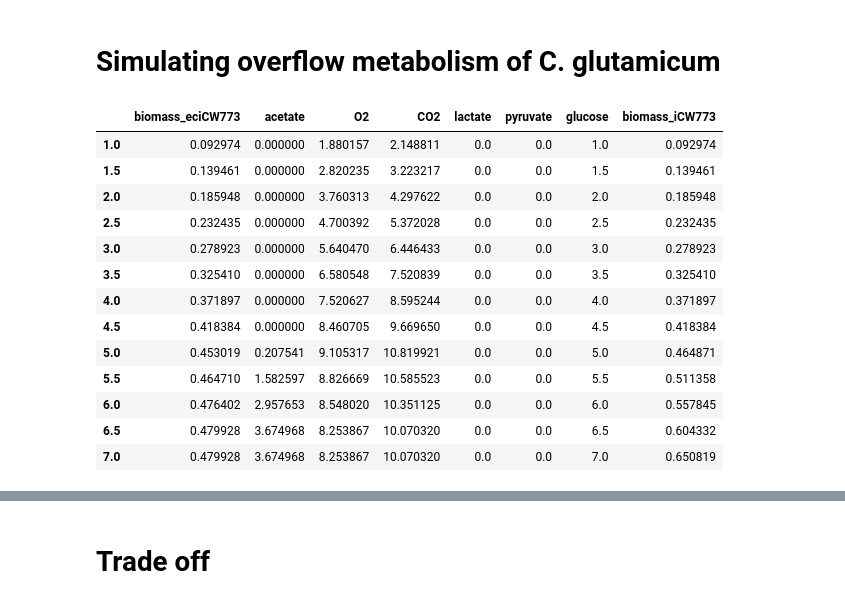
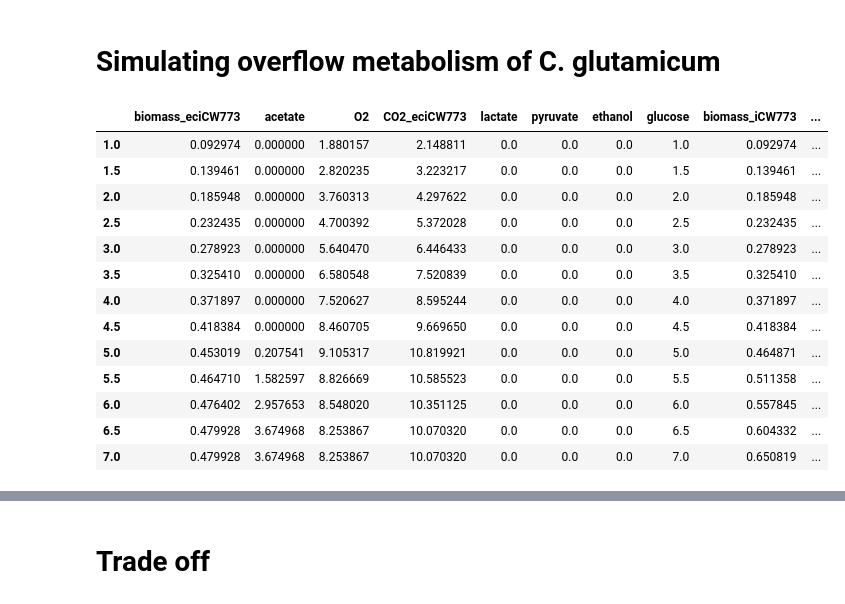
Before and after one commit to tibbdc/ecCGL1, a Jupyter notebook: 06_trade-off.ipynb, the cells around one changed output, grey strips where cells are left out. Saved outputs shown, nothing was run; the diff lists cells and outputs as text; code cells hidden in the pictures.

```diff
--- a/06_trade-off.ipynb
+++ b/06_trade-off.ipynb
@@ -33,48 +31,50 @@ trade_off_enzyme_efficiency_figfile="./analysis/trade_off_enzyme_efficiency.png"
 # %%
 # glc_concentration_list = [1,2,3,4,5,6,7,8,9,10]
 
 glc_concentration_list = np.arange(1, 7.2, 0.5)
 yield_list = pd.DataFrame()
 for glc_concentration in glc_concentration_list:
     with enz_model as growth_model:
         growth_model.reactions.get_by_id('EX_glc_e_reverse').bounds =(0.0, 0.0)
         growth_model.reactions.get_by_id('EX_glc_e').bounds = (-glc_concentration, 0.0)
         growth_model.reactions.get_by_id('EX_glc_e_reverse').bounds =(0.0, 0.0)
         # growth_model.reactions.get_by_id('ATPM').bounds=(6.86,6.86)
         pfba_solution = cobra.flux_analysis.pfba(growth_model)
         yield_list.loc[glc_concentration, 'biomass_eciCW773'] = pfba_solution.fluxes['CG_biomass_cgl_ATCC13032']
         yield_list.loc[glc_concentration, 'acetate'] = pfba_solution.fluxes['EX_ac_e']
         yield_list.loc[glc_concentration, 'O2'] = pfba_solution.fluxes['EX_o2_e_reverse']
-        yield_list.loc[glc_concentration, 'CO2'] = pfba_solution.fluxes['EX_co2_e']
+        yield_list.loc[glc_concentration, 'CO2_eciCW773'] = pfba_solution.fluxes['EX_co2_e']
         yield_list.loc[glc_concentration, 'lactate'] = pfba_solution.fluxes['EX_lac_D_e']
         yield_list.loc[glc_concentration, 'pyruvate'] = pfba_solution.fluxes['EX_pyr_e']
         # yield_list.loc[glc_concentration, 'lactate'] = pfba_solution.fluxes['EX_lac_D_e']
+        yield_list.loc[glc_concentration, 'ethanol'] = pfba_solution.fluxes['EX_etoh_e']
         yield_list.loc[glc_concentration, 'glucose'] = glc_concentration
 for glc_concentration in glc_concentration_list:
     with norm_model as growth_model:
         growth_model.reactions.get_by_id('EX_glc_e_reverse').bounds =(0.0, 0.0)
         growth_model.reactions.get_by_id('EX_glc_e').bounds = (-glc_concentration, 0.0)
         # growth_model.reactions.get_by_id('ATPM').bounds=(6.86,6.86)
         pfba_solution = cobra.flux_analysis.pfba(growth_model)
         yield_list.loc[glc_concentration, 'biomass_iCW773'] = pfba_solution.fluxes['CG_biomass_cgl_ATCC13032']
+        yield_list.loc[glc_concentration, 'CO2_iCW773'] = pfba_solution.fluxes['EX_co2_e']
 
 yield_list.to_csv(yield_file)
 yield_list
 # %% [output]
-|  | biomass_eciCW773 | acetate | O2 | CO2 | lactate | pyruvate | glucose | biomass_iCW773 |
-| 1.0 | 0.092974 | 0.000000 | 1.880157 | 2.148811 | 0.0 | 0.0 | 1.0 | 0.092974 |
-| 1.5 | 0.139461 | 0.000000 | 2.820235 | 3.223217 | 0.0 | 0.0 | 1.5 | 0.139461 |
-| 2.0 | 0.185948 | 0.000000 | 3.760313 | 4.297622 | 0.0 | 0.0 | 2.0 | 0.185948 |
-| 2.5 | 0.232435 | 0.000000 | 4.700392 | 5.372028 | 0.0 | 0.0 | 2.5 | 0.232435 |
-| 3.0 | 0.278923 | 0.000000 | 5.640470 | 6.446433 | 0.0 | 0.0 | 3.0 | 0.278923 |
-| 3.5 | 0.325410 | 0.000000 | 6.580548 | 7.520839 | 0.0 | 0.0 | 3.5 | 0.325410 |
-| 4.0 | 0.371897 | 0.000000 | 7.520627 | 8.595244 | 0.0 | 0.0 | 4.0 | 0.371897 |
-| 4.5 | 0.418384 | 0.000000 | 8.460705 | 9.669650 | 0.0 | 0.0 | 4.5 | 0.418384 |
-| 5.0 | 0.453019 | 0.207541 | 9.105317 | 10.819921 | 0.0 | 0.0 | 5.0 | 0.464871 |
-| 5.5 | 0.464710 | 1.582597 | 8.826669 | 10.585523 | 0.0 | 0.0 | 5.5 | 0.511358 |
-| 6.0 | 0.476402 | 2.957653 | 8.548020 | 10.351125 | 0.0 | 0.0 | 6.0 | 0.557845 |
-| 6.5 | 0.479928 | 3.674968 | 8.253867 | 10.070320 | 0.0 | 0.0 | 6.5 | 0.604332 |
-| 7.0 | 0.479928 | 3.674968 | 8.253867 | 10.070320 | 0.0 | 0.0 | 7.0 | 0.650819 |
+|  | biomass_eciCW773 | acetate | O2 | CO2_eciCW773 | lactate | pyruvate | ethanol | glucose | biomass_iCW773 | ... |
+| 1.0 | 0.092974 | 0.000000 | 1.880157 | 2.148811 | 0.0 | 0.0 | 0.0 | 1.0 | 0.092974 | ... |
+| 1.5 | 0.139461 | 0.000000 | 2.820235 | 3.223217 | 0.0 | 0.0 | 0.0 | 1.5 | 0.139461 | ... |
+| 2.0 | 0.185948 | 0.000000 | 3.760313 | 4.297622 | 0.0 | 0.0 | 0.0 | 2.0 | 0.185948 | ... |
+| 2.5 | 0.232435 | 0.000000 | 4.700392 | 5.372028 | 0.0 | 0.0 | 0.0 | 2.5 | 0.232435 | ... |
+| 3.0 | 0.278923 | 0.000000 | 5.640470 | 6.446433 | 0.0 | 0.0 | 0.0 | 3.0 | 0.278923 | ... |
+| 3.5 | 0.325410 | 0.000000 | 6.580548 | 7.520839 | 0.0 | 0.0 | 0.0 | 3.5 | 0.325410 | ... |
+| 4.0 | 0.371897 | 0.000000 | 7.520627 | 8.595244 | 0.0 | 0.0 | 0.0 | 4.0 | 0.371897 | ... |
+| 4.5 | 0.418384 | 0.000000 | 8.460705 | 9.669650 | 0.0 | 0.0 | 0.0 | 4.5 | 0.418384 | ... |
+| 5.0 | 0.453019 | 0.207541 | 9.105317 | 10.819921 | 0.0 | 0.0 | 0.0 | 5.0 | 0.464871 | ... |
+| 5.5 | 0.464710 | 1.582597 | 8.826669 | 10.585523 | 0.0 | 0.0 | 0.0 | 5.5 | 0.511358 | ... |
+| 6.0 | 0.476402 | 2.957653 | 8.548020 | 10.351125 | 0.0 | 0.0 | 0.0 | 6.0 | 0.557845 | ... |
+| 6.5 | 0.479928 | 3.674968 | 8.253867 | 10.070320 | 0.0 | 0.0 | 0.0 | 6.5 | 0.604332 | ... |
+| 7.0 | 0.479928 | 3.674968 | 8.253867 | 10.070320 | 0.0 | 0.0 | 0.0 | 7.0 | 0.650819 | ... |
 # %%
 yield_list_pfba = pd.read_csv(yield_file)
 
```
Also changed, not shown: parts of 3 cells of this notebook, 4 other files.
